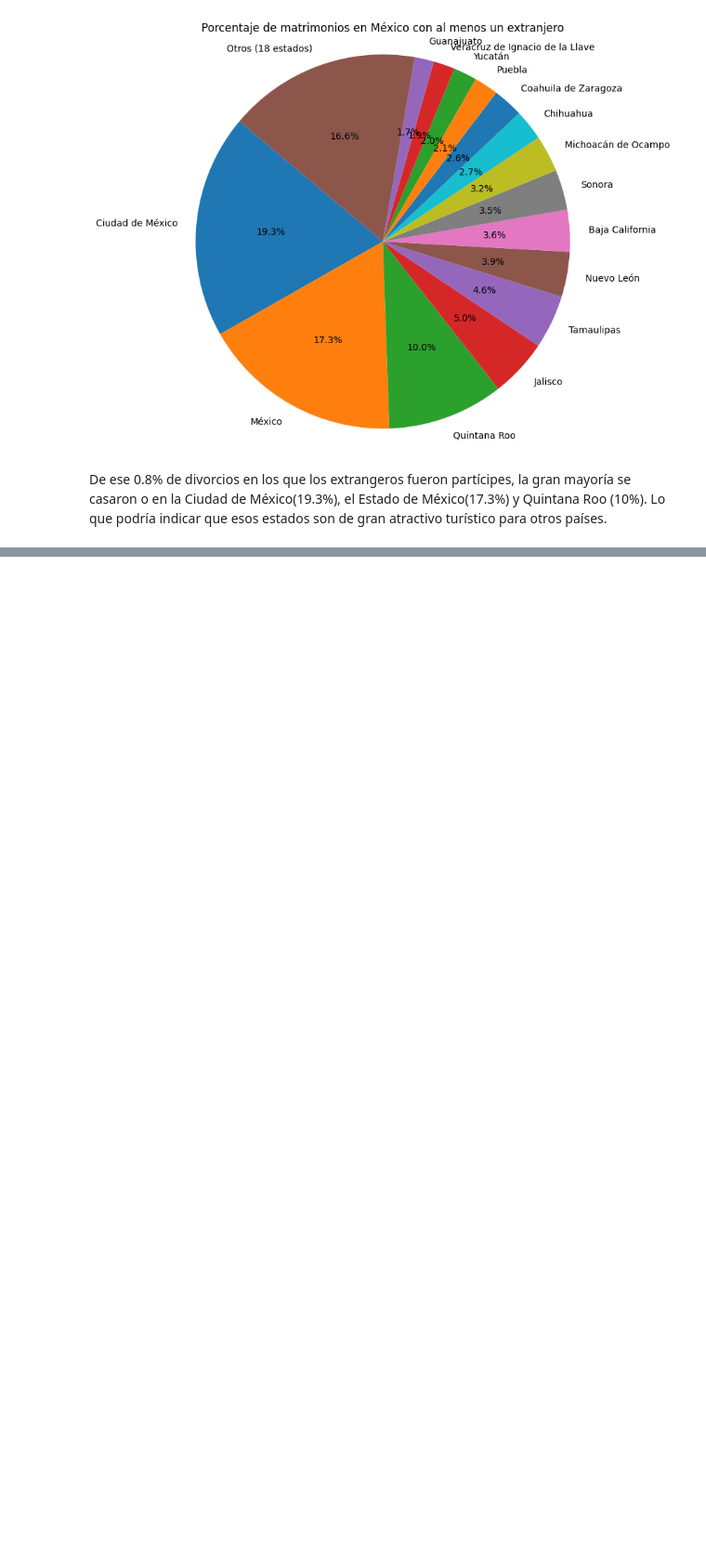
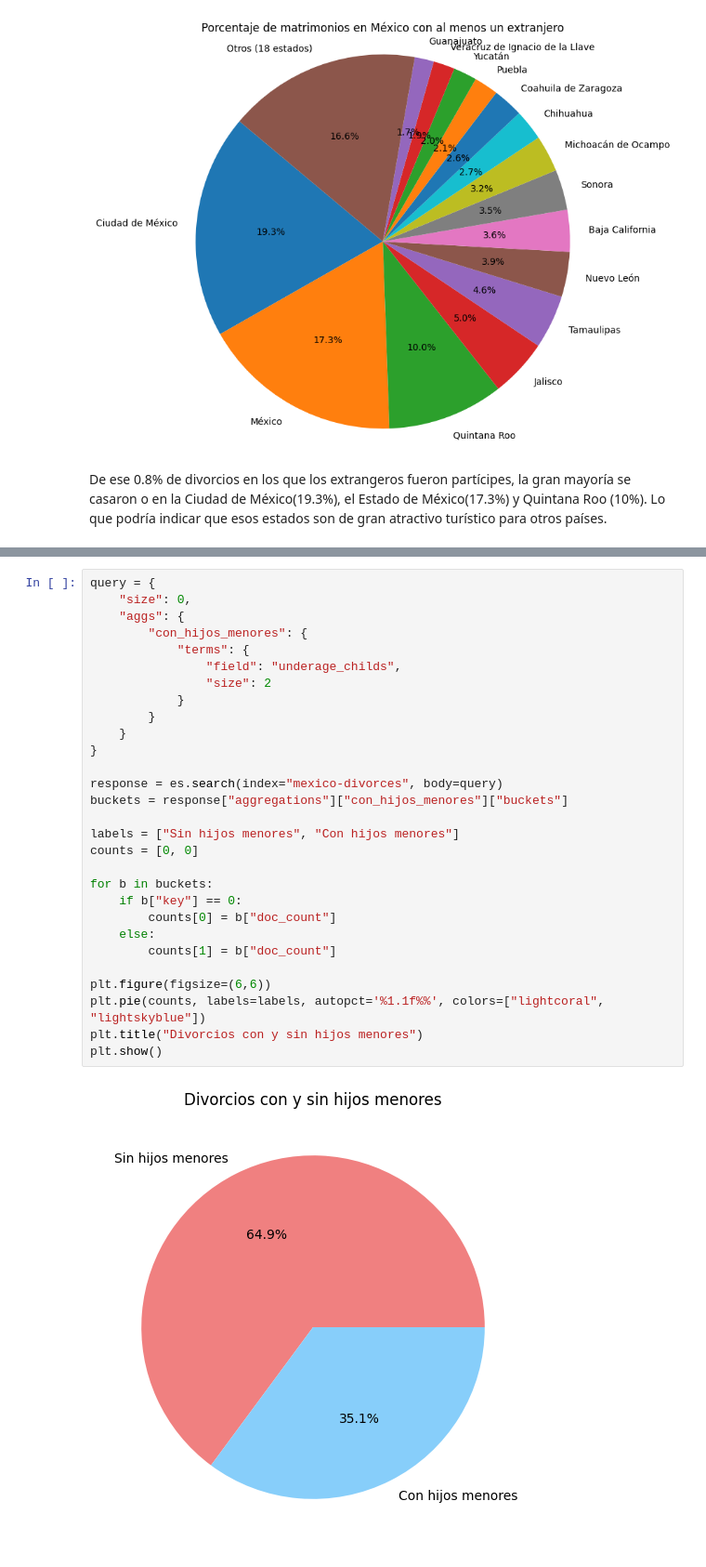
Before and after one commit to TonyCastill/data-science-project, a Jupyter notebook: project.ipynb, the cells around one changed output, grey strips where cells are left out. Shown at 93% size. Cells and saved outputs as stored; diff of their text form; blank space fills up the shorter version.

```diff
--- a/project.ipynb
+++ b/project.ipynb
@@ -1769,0 +1895,31 @@ De ese 0.8% de divorcios en los que los extrangeros fueron partícipes, la gran
+# %%
+query = {
+    "size": 0,
+    "aggs": {
+        "con_hijos_menores": {
+            "terms": {
+                "field": "underage_childs",
+                "size": 2
+            }
+        }
+    }
+}
+
+response = es.search(index="mexico-divorces", body=query)
+buckets = response["aggregations"]["con_hijos_menores"]["buckets"]
+
+labels = ["Sin hijos menores", "Con hijos menores"]
+counts = [0, 0]
+
+for b in buckets:
+    if b["key"] == 0:
+        counts[0] = b["doc_count"]
+    else:
+        counts[1] = b["doc_count"]
+
+plt.figure(figsize=(6,6))
+plt.pie(counts, labels=labels, autopct='%1.1f%%', colors=["lightcoral", "lightskyblue"])
+plt.title("Divorcios con y sin hijos menores")
+plt.show()
+# %% [output]
+[figure, added]
```
Also changed, not shown: parts of 7 cells of this notebook.
